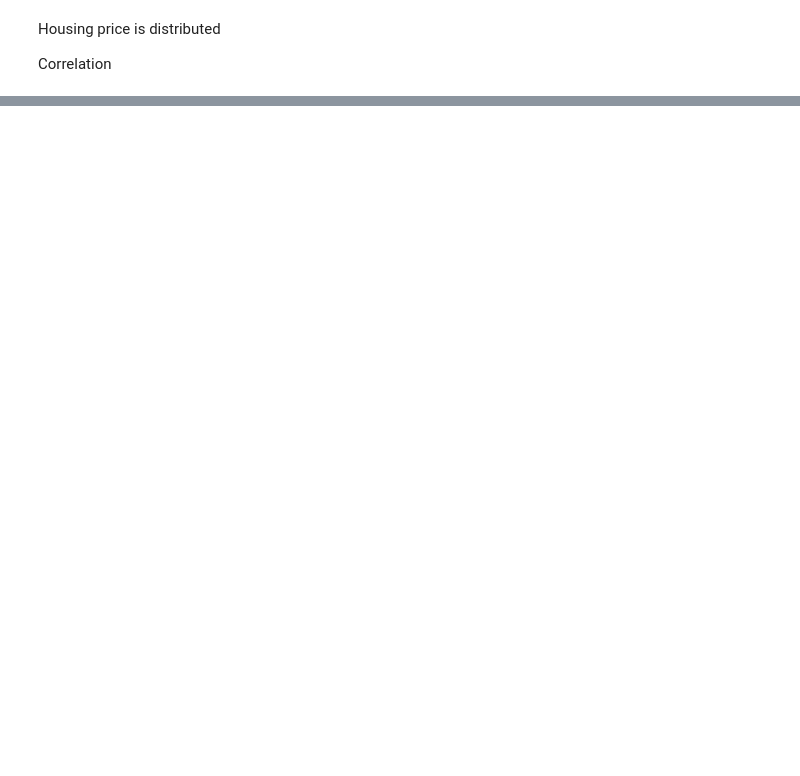
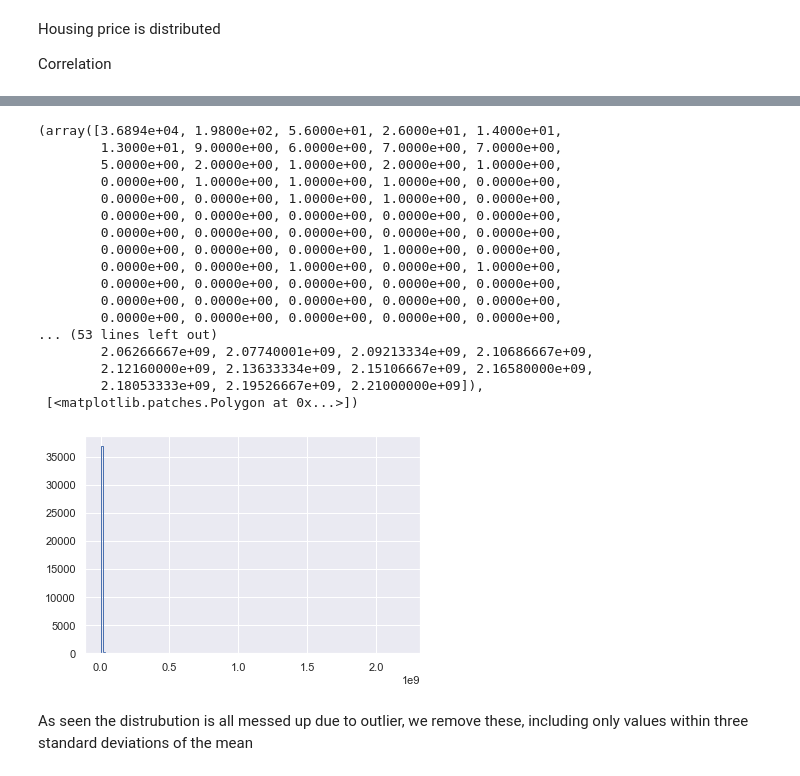
Before and after one commit to snorrealv/machine-learning_284, a Jupyter notebook: group_task/main.ipynb, the cells around one changed output, grey strips where cells are left out. Drawn from its saved outputs; the diff is of its cells as text; code cells hidden in the pictures; blank space fills up the shorter version.

```diff
--- a/group_task/main.ipynb
+++ b/group_task/main.ipynb
@@ -328,0 +360,6 @@ plt.plot(x, y)
+# %%
+new_df = new_df.replace(' ', np.nan)
+new_df = new_df.replace(' -  ', np.nan)
+
+print("Percentage null or na values in Dataset\n-------------------------------------")
+((new_df.isnull() | new_df.isna()).sum() * 100 / new_df.index.size).round(2)
@@ -328,0 +382,2 @@ plt.plot(x, y)
+# %%
+new_df=new_df.dropna()
@@ -328,0 +410,2 @@ plt.plot(x, y)
+# %%
+new_df["SALE PRICE"] = new_df["SALE PRICE"].astype(float)
@@ -328,0 +427,2 @@ plt.plot(x, y)
+# %%
+new_df = new_df[new_df['SALE PRICE'] > 20]
@@ -328,0 +466,23 @@ plt.plot(x, y)
+# %%
+plt.hist(new_df['SALE PRICE'], bins = 150 , histtype = 'step' )
+# %% [output]
+(array([3.6894e+04, 1.9800e+02, 5.6000e+01, 2.6000e+01, 1.4000e+01,
+        1.3000e+01, 9.0000e+00, 6.0000e+00, 7.0000e+00, 7.0000e+00,
+        5.0000e+00, 2.0000e+00, 1.0000e+00, 2.0000e+00, 1.0000e+00,
+        0.0000e+00, 1.0000e+00, 1.0000e+00, 1.0000e+00, 0.0000e+00,
+        0.0000e+00, 0.0000e+00, 1.0000e+00, 1.0000e+00, 0.0000e+00,
+        0.0000e+00, 0.0000e+00, 0.0000e+00, 0.0000e+00, 0.0000e+00,
+        0.0000e+00, 0.0000e+00, 0.0000e+00, 0.0000e+00, 0.0000e+00,
+        0.0000e+00, 0.0000e+00, 0.0000e+00, 1.0000e+00, 0.0000e+00,
+        0.0000e+00, 0.0000e+00, 1.0000e+00, 0.0000e+00, 1.0000e+00,
+        0.0000e+00, 0.0000e+00, 0.0000e+00, 0.0000e+00, 0.0000e+00,
+        0.0000e+00, 0.0000e+00, 0.0000e+00, 0.0000e+00, 0.0000e+00,
+        0.0000e+00, 0.0000e+00, 0.0000e+00, 0.0000e+00, 0.0000e+00,
+... (53 lines left out)
+        2.06266667e+09, 2.07740001e+09, 2.09213334e+09, 2.10686667e+09,
+        2.12160000e+09, 2.13633334e+09, 2.15106667e+09, 2.16580000e+09,
+        2.18053333e+09, 2.19526667e+09, 2.21000000e+09]),
+ [<matplotlib.patches.Polygon at 0x...>])
+[figure, added]
+# %% [markdown]
+As seen the distrubution is all messed up due to outlier, we remove these, including only values within three standard deviations of the mean
```
Also changed, not shown: parts of 44 cells of this notebook, 1 other file.
